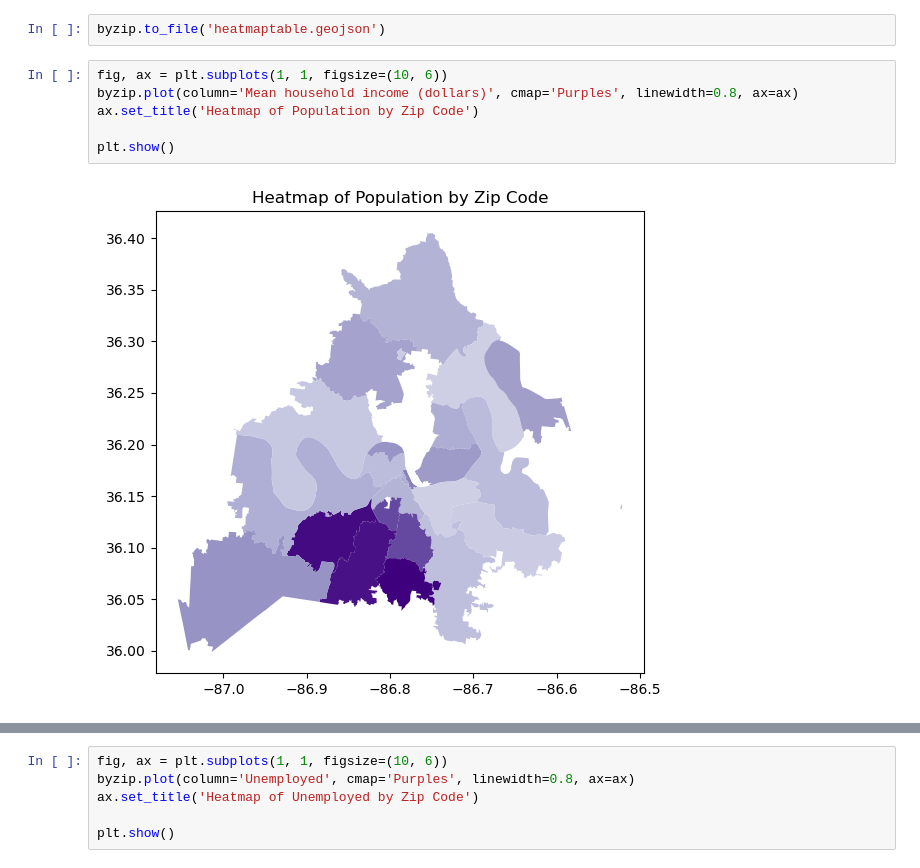
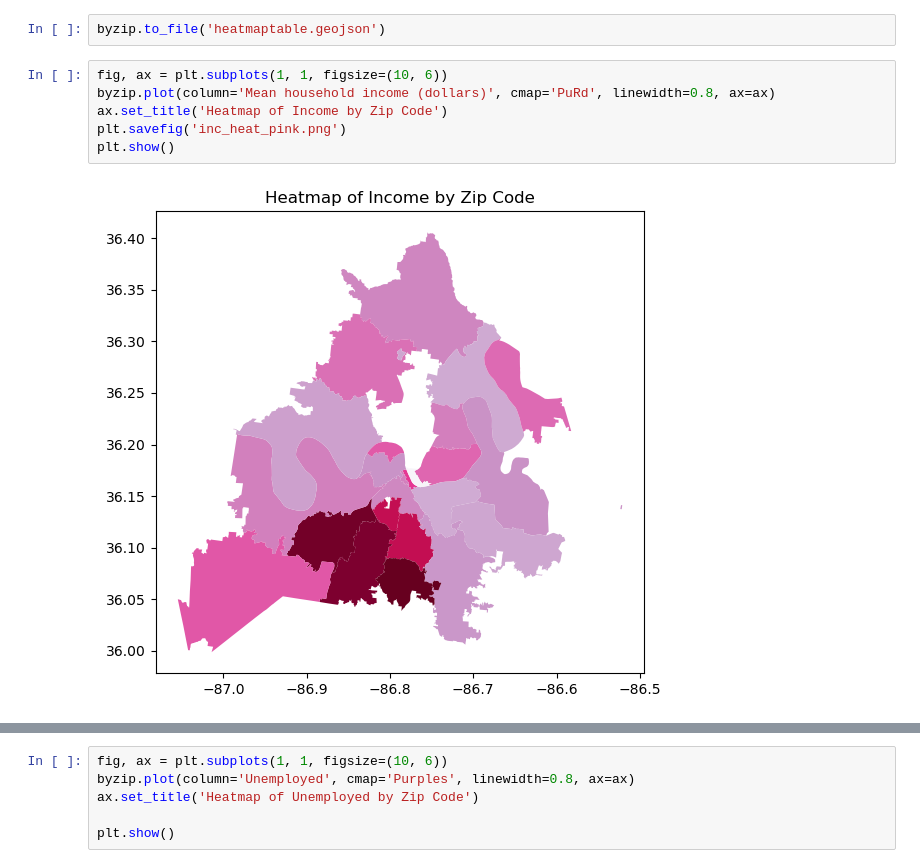
Before and after one commit to Luna-Agora/caps, a Jupyter notebook: notebooks/census zipcodes merge.ipynb, the cells around one changed output, grey strips where cells are left out. Cells and saved outputs as stored; diff of their text form.

```diff
--- a/notebooks/census zipcodes merge.ipynb
+++ b/notebooks/census zipcodes merge.ipynb
@@ -731,9 +731,9 @@ byzip = project.merge(df, left_on='zip', right_on='Zipcode', how='inner')
 byzip.to_file('heatmaptable.geojson')
 # %%
 fig, ax = plt.subplots(1, 1, figsize=(10, 6))
-byzip.plot(column='Mean household income (dollars)', cmap='Purples', linewidth=0.8, ax=ax)
-ax.set_title('Heatmap of Population by Zip Code')
-
+byzip.plot(column='Mean household income (dollars)', cmap='PuRd', linewidth=0.8, ax=ax)
+ax.set_title('Heatmap of Income by Zip Code')
+plt.savefig('inc_heat_pink.png')
 plt.show()
 # %% [output]
-[figure, old version]
+[figure, new version]
```
Also changed, not shown: parts of 2 cells of this notebook, 8 other files.
